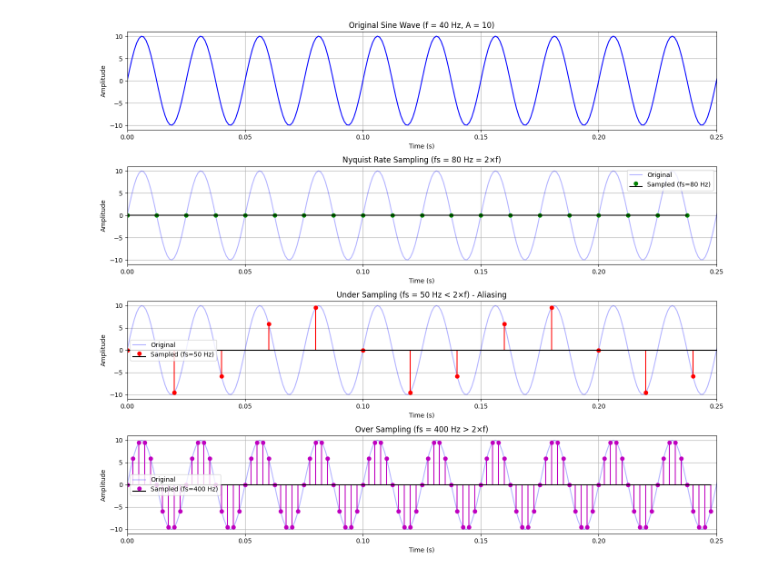
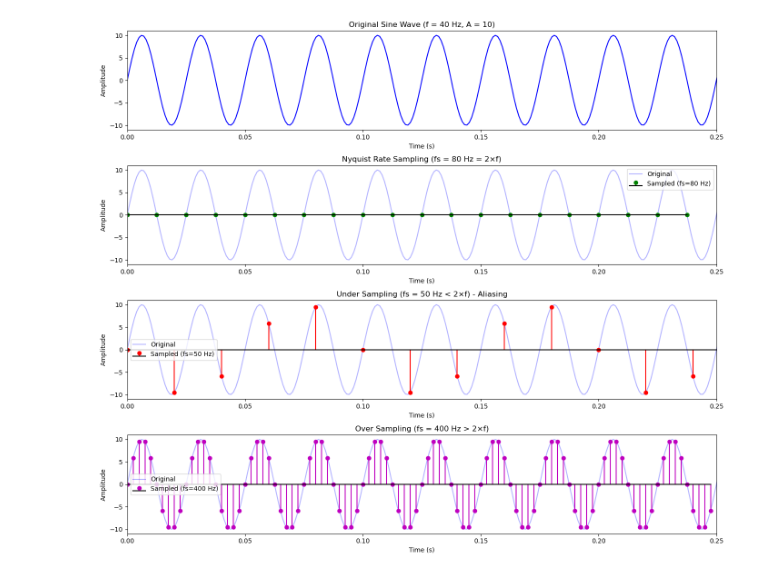
Before and after one commit to mdshiblinoman/Digital-Signal-Processing-Lab, a Jupyter notebook: sampling.ipynb, the cells around one changed output. Saved outputs shown, nothing was run; the diff lists cells and outputs as text; code cells hidden in the pictures.

```diff
--- a/sampling.ipynb
+++ b/sampling.ipynb
@@ -39,40 +31,36 @@ axes[0].plot(t_cont, x_cont, 'b-', linewidth=1.5)
 axes[0].set_title(f'Original Sine Wave (f = {f} Hz, A = {A})')
 axes[0].set_xlabel('Time (s)')
 axes[0].set_ylabel('Amplitude')
-axes[0].grid(True)
 axes[0].set_xlim([0, 0.25])
 
 axes[1].plot(t_cont, x_cont, 'b-', alpha=0.3, label='Original')
 axes[1].stem(t_nyquist, x_nyquist, linefmt='g-', markerfmt='go', basefmt='k-', label=f'Sampled (fs={fs_nyquist} Hz)')
 axes[1].set_title(f'Nyquist Rate Sampling (fs = {fs_nyquist} Hz = 2×f)')
 axes[1].set_xlabel('Time (s)')
 axes[1].set_ylabel('Amplitude')
-axes[1].grid(True)
 axes[1].legend()
 axes[1].set_xlim([0, 0.25])
 
 axes[2].plot(t_cont, x_cont, 'b-', alpha=0.3, label='Original')
 axes[2].stem(t_under, x_under, linefmt='r-', markerfmt='ro', basefmt='k-', label=f'Sampled (fs={fs_under} Hz)')
 axes[2].set_title(f'Under Sampling (fs = {fs_under} Hz < 2×f) - Aliasing')
 axes[2].set_xlabel('Time (s)')
 axes[2].set_ylabel('Amplitude')
-axes[2].grid(True)
 axes[2].legend()
 axes[2].set_xlim([0, 0.25])
 
 axes[3].plot(t_cont, x_cont, 'b-', alpha=0.3, label='Original')
 axes[3].stem(t_over, x_over, linefmt='m-', markerfmt='mo', basefmt='k-', label=f'Sampled (fs={fs_over} Hz)')
 axes[3].set_title(f'Over Sampling (fs = {fs_over} Hz > 2×f)')
 axes[3].set_xlabel('Time (s)')
 axes[3].set_ylabel('Amplitude')
-axes[3].grid(True)
 axes[3].legend()
 axes[3].set_xlim([0, 0.25])
 
 plt.tight_layout()
 plt.show()
 # %% [output]
-[figure, old version]
+[figure, new version]
 # %%
 f1, f2, f3 = 40, 80, 160
 A1, A2, A3 = 10, 20, 40
```
Also changed, not shown: parts of 3 cells of this notebook, 3 other files.
